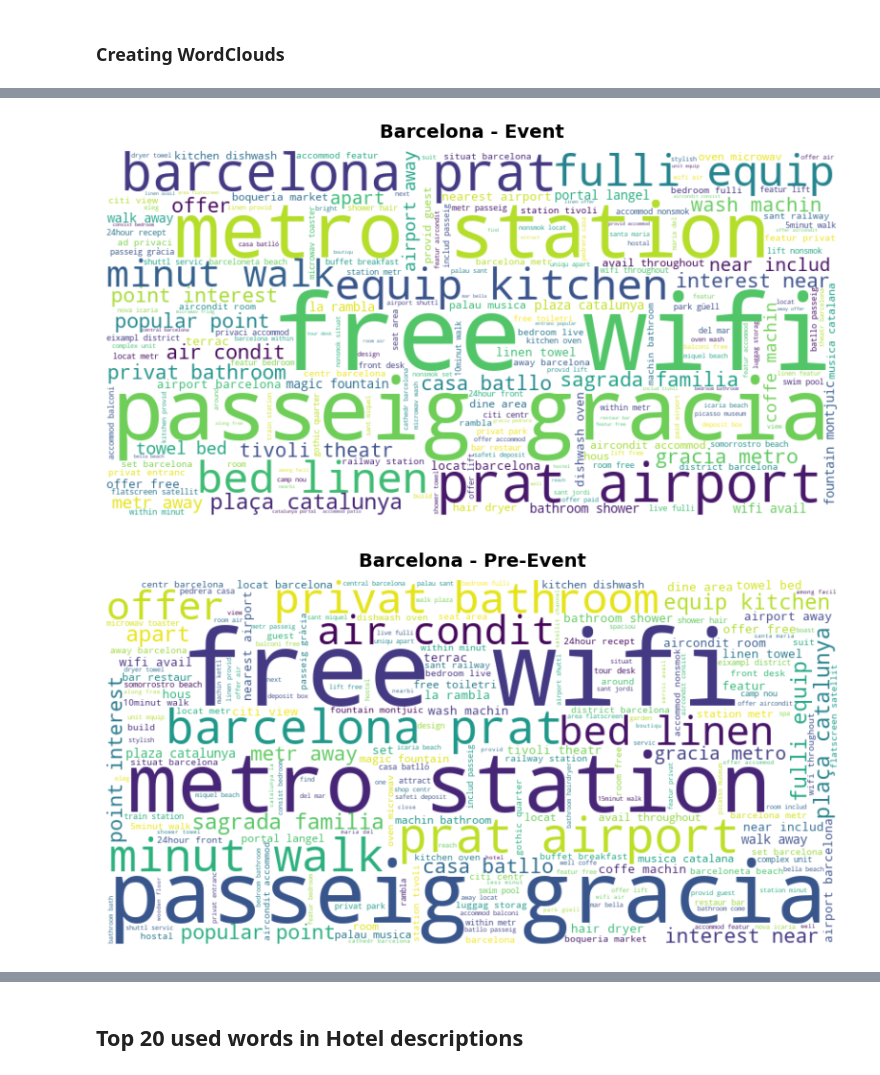
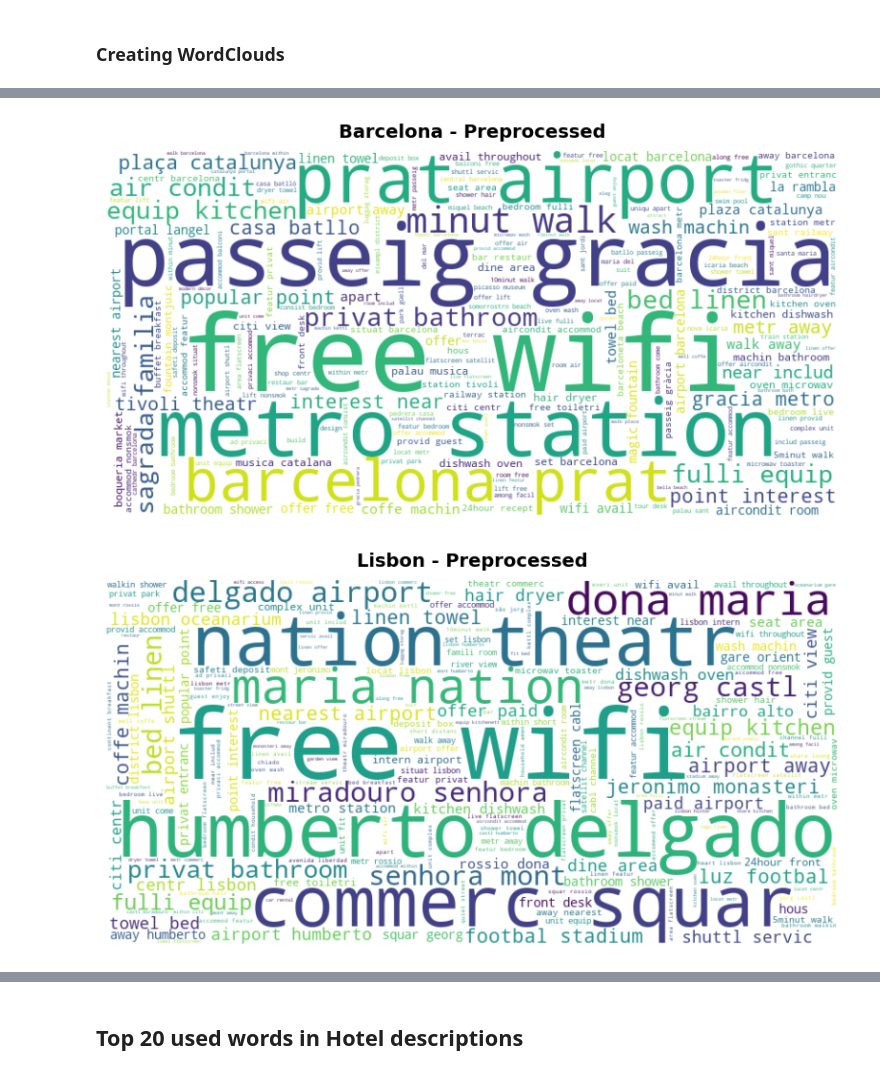
Before and after one commit to alejandro-delgado-t/Booking, a Jupyter notebook: NLP_Booking_Project/booking_project.ipynb, the cells around one changed output, grey strips where cells are left out. Drawn from its saved outputs; the diff is of its cells as text; code cells hidden in the pictures.

Commit message:
Added wordclouds

```diff
--- a/NLP_Booking_Project/booking_project.ipynb
+++ b/NLP_Booking_Project/booking_project.ipynb
@@ -616,0 +648,26 @@ lis_cleaned = clean_hotel_reviews("./downloads/lisbon_hotel_data.csv")
+# %%
+# Lisbon raw data Word Cloud (no pre-processing)
+# File paths
+path = r"C:\Users\aleja\OneDrive\Escritorio\Term_2\Text_Mining\web_scrapping\Booking\NLP_Booking_Project\downloads"
+file1 = "lisbon_hotel_data.csv"
+file2 = "pre_event_lisbon_hotel_data.csv"
+
+# Load CSV files into DataFrames
+df1 = pd.read_csv(os.path.join(path, file1))
+df2 = pd.read_csv(os.path.join(path, file2))
+
+# Merge DataFrames
+df_lisbon_no_pre = pd.concat([df1, df2], ignore_index=True)
+
+# Combine all text from the "Description" column
+text_data = " ".join(df_lisbon_no_pre["Description"].dropna())  # Remove NaN values
+
+# Generate Word Cloud
+wordcloud = WordCloud(width=800, height=400, background_color="white").generate(text_data)
+
+# Display Word Cloud
+plt.figure(figsize=(10, 5))
+plt.imshow(wordcloud, interpolation="bilinear")
+plt.axis("off")
+plt.title("Lisbon - Without Pre-processing", fontsize=14, fontweight='bold')  # Add title
+plt.show()
@@ -627,36 +686,40 @@ def generate_wordclouds(df, text_column="Cleaned_Description", location_column="
     # Helper function to generate and display word cloud
     def plot_wordcloud(text, title):
         if not text.strip():  # Handle empty text cases
             print(f"⚠️ No text available for '{title}'")
             return
 
         wordcloud = WordCloud(width=800, height=400, background_color="white").generate(text)
 
         plt.figure(figsize=(10, 5))
         plt.imshow(wordcloud, interpolation="bilinear")
         plt.axis("off")
         plt.title(title, fontsize=14, fontweight='bold', pad=10)
         plt.show()
 
     # Generate word cloud for entire dataset
     all_text = " ".join(df[text_column].dropna())
 
     # Use custom title if provided, otherwise default to text_column name
     main_title = title if title else f"Overall Word Cloud - {text_column}"
     plot_wordcloud(all_text, main_title)
 
     # Generate Word Clouds Separately for Cities if location column exists
     if location_column in df.columns:
         for city in df[location_column].dropna().unique():
             city_text = " ".join(df[df[location_column] == city][text_column].dropna())
             city_title = f"Word Cloud - {city}" if not title else f"{title} - {city}"
             plot_wordcloud(city_text, city_title)
 
 # Generate Word Clouds for each dataset
-generate_wordclouds(bcn_cleaned, title="Barcelona - Event")
-generate_wordclouds(pre_ev_bcn_cleaned, title="Barcelona - Pre-Event")
-generate_wordclouds(lis_cleaned, title="Lisboa - Event")
-generate_wordclouds(pre_ev_lis_cleaned, title="Lisboa - Pre-Event")
+
+# Merge Barcelona DataFrames
+bcn_merged = pd.concat([bcn_cleaned, pre_ev_bcn_cleaned], ignore_index=True)
+generate_wordclouds(bcn_merged, title="Barcelona - Preprocessed")
+
+# Merge Lisbon DataFrames
+lis_merged = pd.concat([lis_cleaned, pre_ev_lis_cleaned], ignore_index=True)
+generate_wordclouds(lis_merged, title="Lisbon - Preprocessed")
 # %% [output]
-[figure, old version]
+[figure, new version]
-[figure, old version]
+[figure, new version]
```
Also changed, not shown: parts of 21 cells of this notebook.
